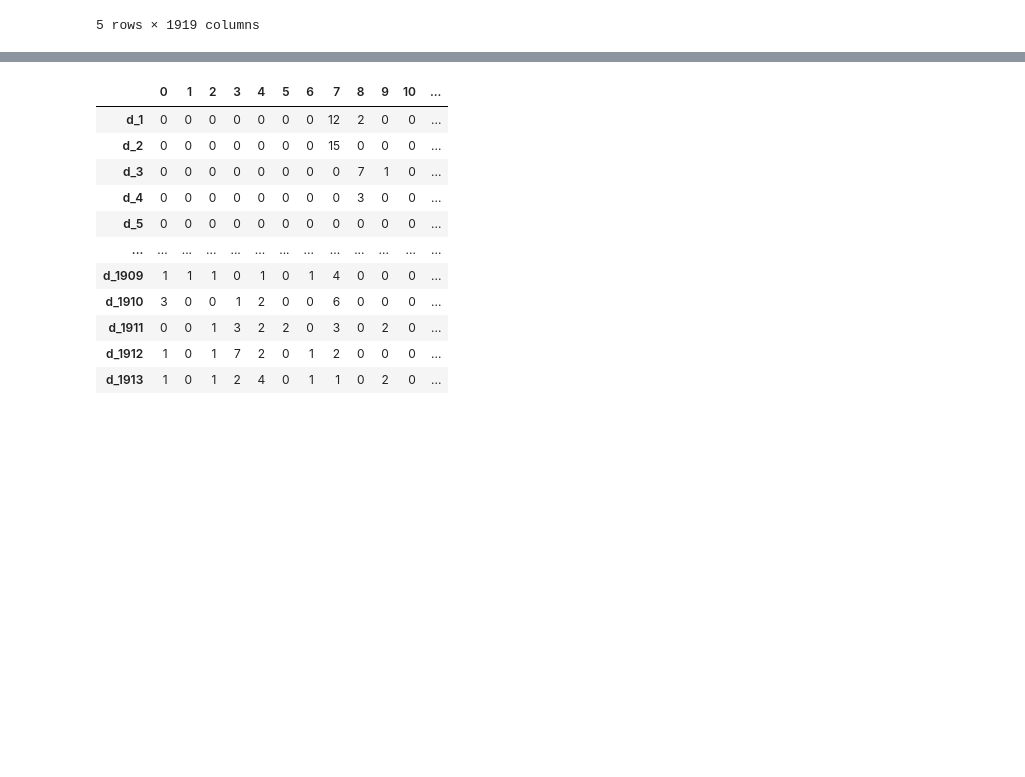
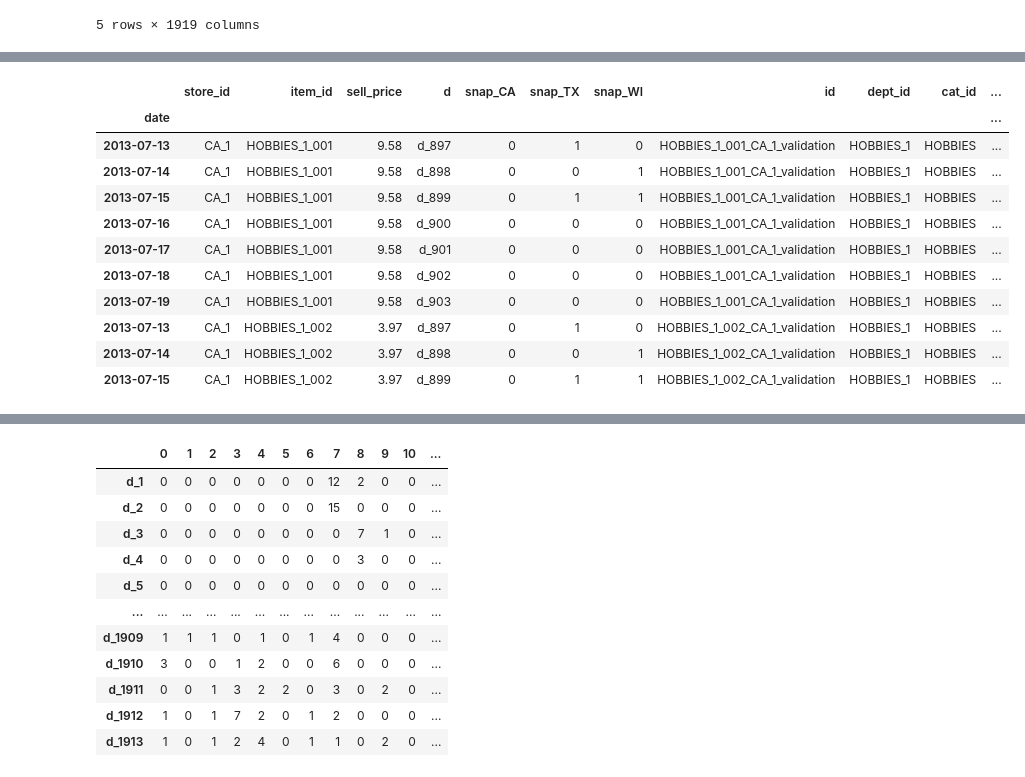
Before and after one commit to EvelynElesh/NNs_for_timeseries, a Jupyter notebook: deep_learning_models.ipynb, the cells around one changed output, grey strips where cells are left out. Drawn from its saved outputs; the diff is of its cells as text; code cells hidden in the pictures; blank space fills up the shorter version.

```diff
--- a/deep_learning_models.ipynb
+++ b/deep_learning_models.ipynb
@@ -189,0 +364,17 @@ train_sales.head()
+# %%
+sales_prices.set_index('date', inplace=True)
+# %%
+sales_prices.head(10)
+# %% [output]
+|  | store_id | item_id | sell_price | d | snap_CA | snap_TX | snap_WI | id | dept_id | cat_id | ... |
+| date |  |  |  |  |  |  |  |  |  |  | ... |
+| 2013-07-13 | CA_1 | HOBBIES_1_001 | 9.58 | d_897 | 0 | 1 | 0 | HOBBIES_1_001_CA_1_validation | HOBBIES_1 | HOBBIES | ... |
+| 2013-07-14 | CA_1 | HOBBIES_1_001 | 9.58 | d_898 | 0 | 0 | 1 | HOBBIES_1_001_CA_1_validation | HOBBIES_1 | HOBBIES | ... |
+| 2013-07-15 | CA_1 | HOBBIES_1_001 | 9.58 | d_899 | 0 | 1 | 1 | HOBBIES_1_001_CA_1_validation | HOBBIES_1 | HOBBIES | ... |
+| 2013-07-16 | CA_1 | HOBBIES_1_001 | 9.58 | d_900 | 0 | 0 | 0 | HOBBIES_1_001_CA_1_validation | HOBBIES_1 | HOBBIES | ... |
+| 2013-07-17 | CA_1 | HOBBIES_1_001 | 9.58 | d_901 | 0 | 0 | 0 | HOBBIES_1_001_CA_1_validation | HOBBIES_1 | HOBBIES | ... |
+| 2013-07-18 | CA_1 | HOBBIES_1_001 | 9.58 | d_902 | 0 | 0 | 0 | HOBBIES_1_001_CA_1_validation | HOBBIES_1 | HOBBIES | ... |
+| 2013-07-19 | CA_1 | HOBBIES_1_001 | 9.58 | d_903 | 0 | 0 | 0 | HOBBIES_1_001_CA_1_validation | HOBBIES_1 | HOBBIES | ... |
+| 2013-07-13 | CA_1 | HOBBIES_1_002 | 3.97 | d_897 | 0 | 1 | 0 | HOBBIES_1_002_CA_1_validation | HOBBIES_1 | HOBBIES | ... |
+| 2013-07-14 | CA_1 | HOBBIES_1_002 | 3.97 | d_898 | 0 | 0 | 1 | HOBBIES_1_002_CA_1_validation | HOBBIES_1 | HOBBIES | ... |
+| 2013-07-15 | CA_1 | HOBBIES_1_002 | 3.97 | d_899 | 0 | 1 | 1 | HOBBIES_1_002_CA_1_validation | HOBBIES_1 | HOBBIES | ... |
```
Also changed, not shown: parts of 52 cells of this notebook, 1 other file.
